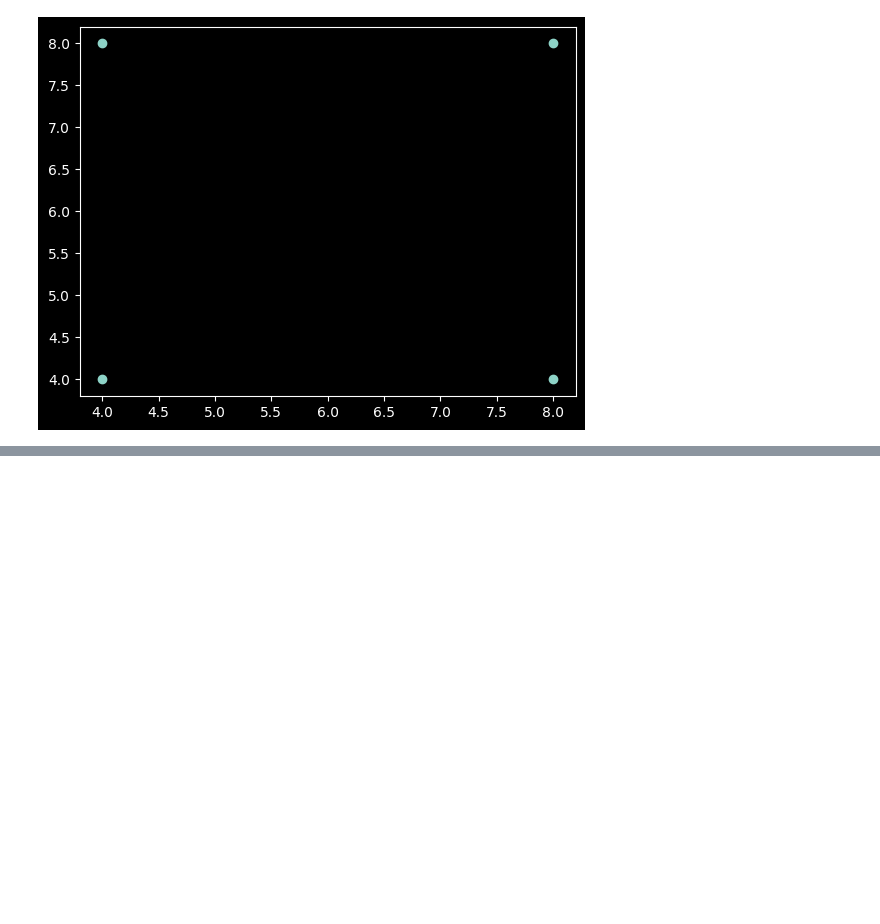
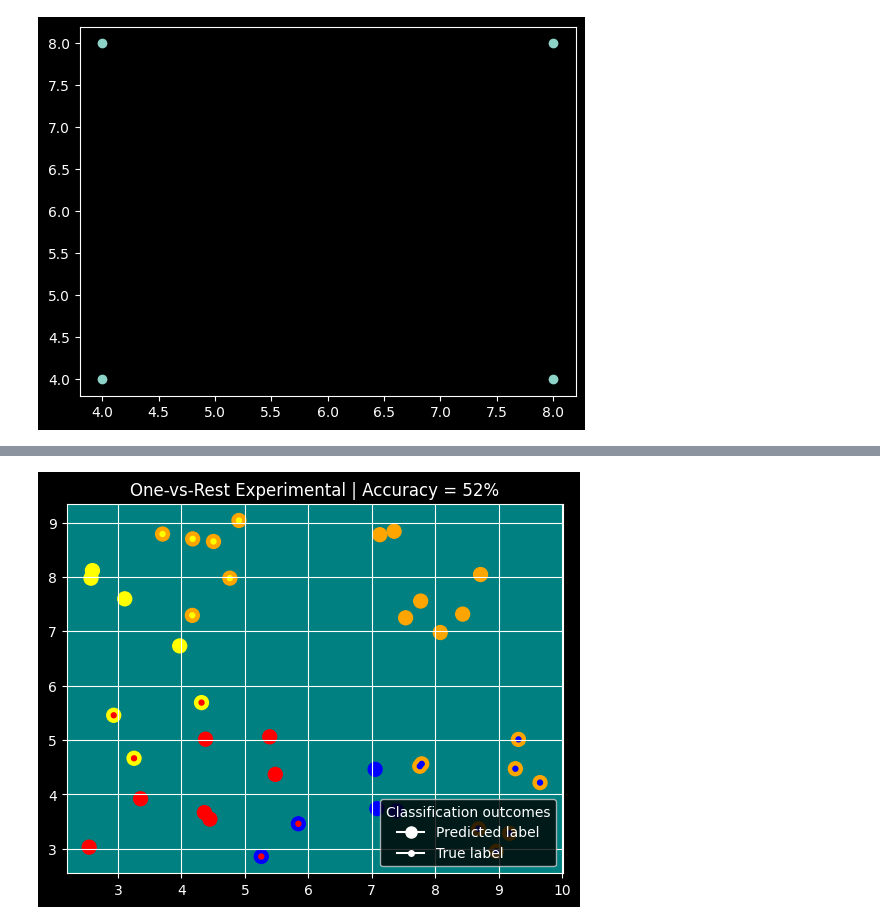
Before and after one commit to JeremiJL/MIW, a Jupyter notebook: Lab03/Project/task.ipynb, the cells around one changed output, grey strips where cells are left out. Saved outputs shown, nothing was run; the diff lists cells and outputs as text; code cells hidden in the pictures; blank space fills up the shorter version.

Commit message:
added one-vs-one strategy and visualized results

```diff
--- a/Lab03/Project/task.ipynb
+++ b/Lab03/Project/task.ipynb
@@ -231,0 +158,90 @@ Accuracy of One vs Rest classification: 0.5
+# %%
+features_train_set, features_test_set, labels_train_set, labels_test_set = train_test_split(X,y, test_size=0.2)
+
+# Perceptron 0
+y_0 = np.array([1 if e == 0 else 0 for e in labels_train_set])
+perceptron_0 = Perceptron(dimensionality=2, name="perceptron_0")
+perceptron_0.learn(features_train_set,y_0)
+# print("Perceptron 0 weights: " + str(perceptron_0.weights))
+# Perceptron 1
+y_1 = np.array([1 if e == 1 else 0 for e in labels_train_set])
+perceptron_1 = Perceptron(dimensionality=2, name="perceptron_1")
+perceptron_1.learn(features_train_set,y_1)
+# print("Perceptron 1 weights: " + str(perceptron_1.weights))
+# Perceptron 2
+y_2 = np.array([1 if e == 2 else 0 for e in labels_train_set])
+perceptron_2 = Perceptron(dimensionality=2, name="perceptron_2")
+perceptron_2.learn(features_train_set,y_2)
+# print("Perceptron 2 weights: " + str(perceptron_2.weights))
+# Perceptron 3
+y_3 = np.array([1 if e == 3 else 0 for e in labels_train_set])
+perceptron_3 = Perceptron(dimensionality=2, name="perceptron_3")
+perceptron_3.learn(features_train_set,y_3)
+# print("Perceptron 3 weights: " + str(perceptron_3.weights))
+
+
+def one_vs_rest_classification(features: np.ndarray) -> list[Literal[0,1,2,3]]:
+    predicted_labels = []
+    perceptron_label_dict = { perceptron_0: 0, perceptron_1: 1, perceptron_2: 2, perceptron_3: 3}
+
+    for feature in features:
+        predicted_l = -1
+        owner = "Nobody"
+        for perceptron in perceptron_label_dict:
+            if perceptron.predict(np.array([feature])) == 1:
+                predicted_l = perceptron_label_dict.get(perceptron)
+                owner = perceptron.name
+
+        predicted_labels.append(predicted_l)
+        # print(owner + " claims that it's his label: " + str(predicted_l))
+        # print("Perceptron 0 output:" + str(perceptron_0.predict(np.array([feature]))), end=" | ")
+        # print("Perceptron 1 output:" + str(perceptron_1.predict(np.array([feature]))), end=" | ")
+        # print("Perceptron 2 output:" + str(perceptron_2.predict(np.array([feature]))), end=" | ")
+        # print("Perceptron 3 output:" + str(perceptron_3.predict(np.array([feature]))))
+    return predicted_labels
+
+predicted_labels_list = one_vs_rest_classification(features_test_set)
+
+assert len(predicted_labels_list) == len(labels_test_set)
+
+correct = 0
+for predicted_label, true_label in zip(predicted_labels_list, labels_test_set):
+    # print("Predicted label: " + str(predicted_label), end=" | ")
+    # print("True label: " + str(true_label))
+    if predicted_label == true_label:
+        correct += 1
+
+accuracy = correct/len(labels_test_set)
+print("Accuracy of One vs Rest Experimental : " + str(accuracy))
+
+colors_labels_map = {-1: 'black', 0: 'red', 1: 'blue', 2: 'yellow', 3: 'orange'}
+
+fig, ax = plt.subplots()
+
+scatter_predicted_labels = ax.scatter(
+    x=features_test_set[:,0],
+    y=features_test_set[:,1],
+    marker="o",
+    c=[colors_labels_map[label] for label in predicted_labels_list],
+    s=100)
+
+scatter_true_labels = ax.scatter(
+    x=features_test_set[:,0],
+    y=features_test_set[:,1],
+    c=[colors_labels_map[label] for label in labels_test_set],
+    marker=".",
+    s=50)
+
+plt.gca().set_facecolor('teal')
+ax.grid(True)
+ax.set_title("One-vs-Rest Experimental | Accuracy = " + str(int(accuracy * 100)) + "%")
+
+legend_elements = [
+      Line2D([0], [0], marker='o', color='w', label='Predicted label', markersize=8),
+      Line2D([0], [0], marker='.', color='w', label='True label', markersize=8)
+]
+
+ax.legend(handles=legend_elements, title="Classification outcomes", loc='lower right')
+
+plt.show()
+# %% [output]
@@ -231,0 +249 @@ Accuracy of One vs Rest classification: 0.5
+[figure, added]
```
Also changed, not shown: parts of 14 cells of this notebook.
